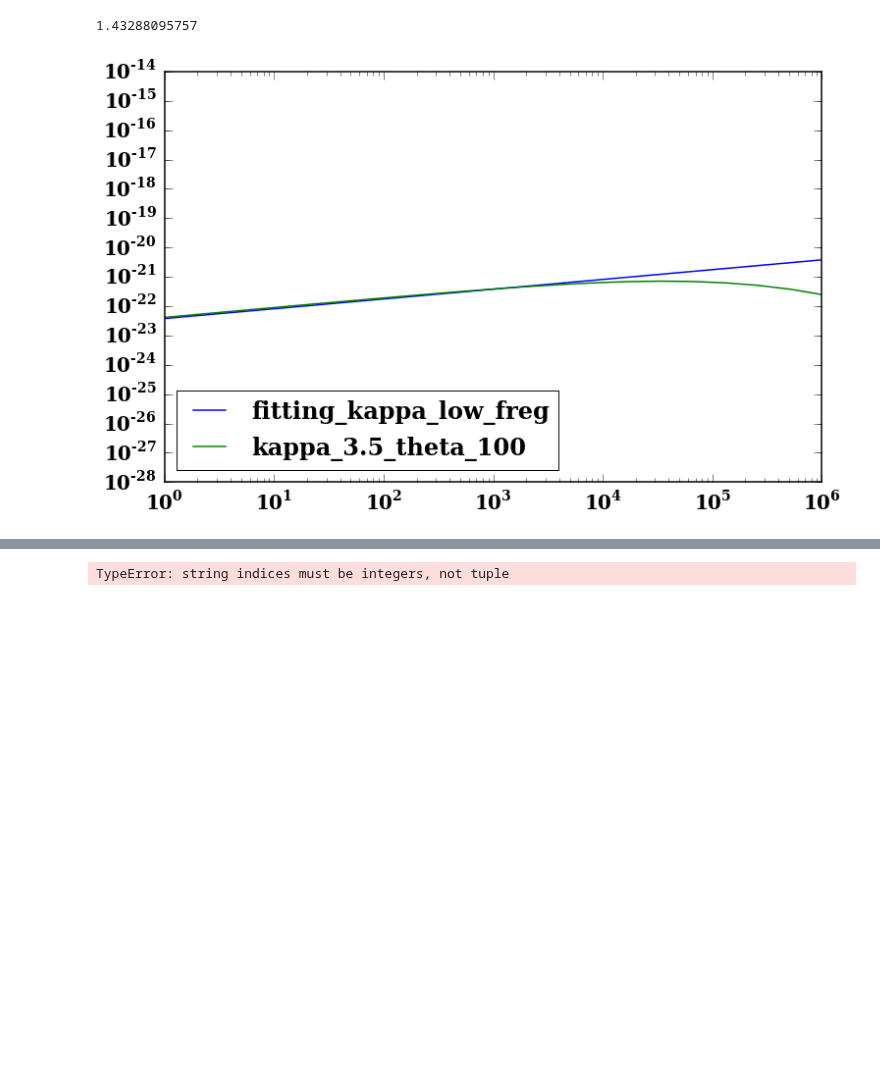
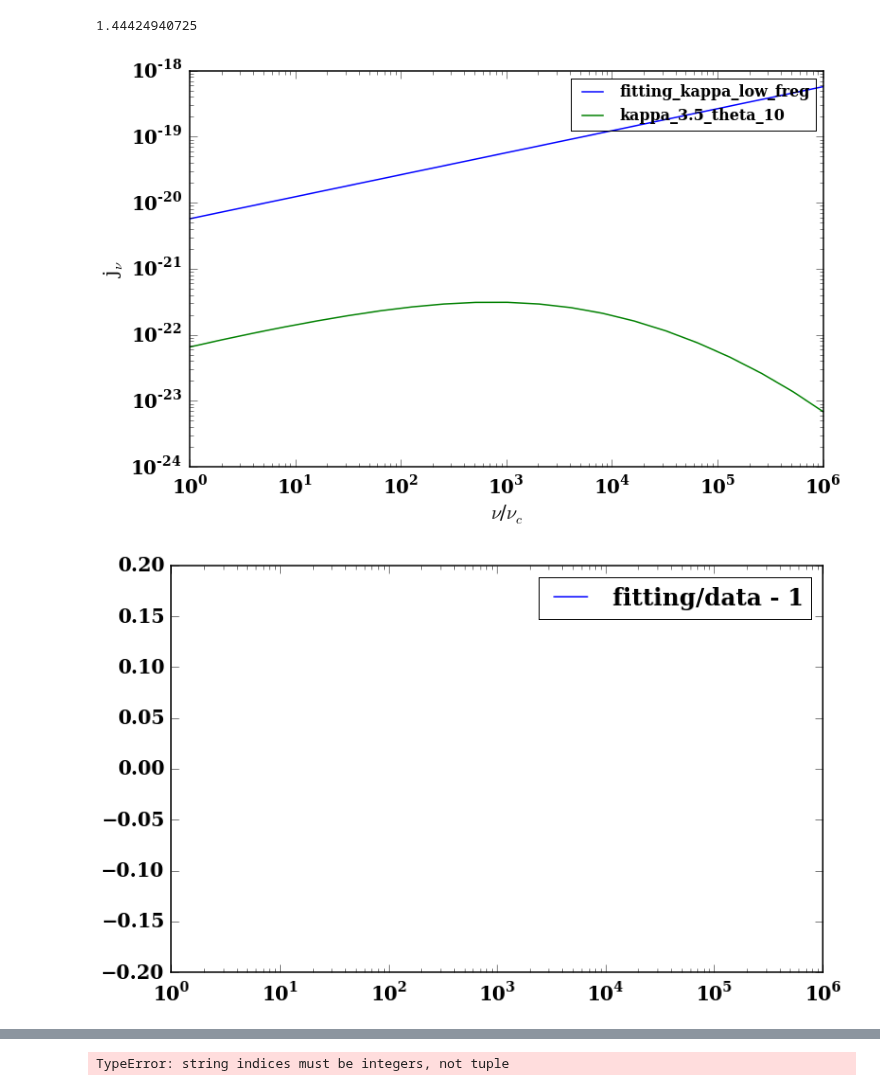
Before and after one commit to ZhaoweiZ/kappa_summer, a Jupyter notebook: finding_fitting_formula_to_kappa.ipynb, the cells around one changed output, grey strips where cells are left out. Drawn from its saved outputs; the diff is of its cells as text; code cells hidden in the pictures; blank space fills up the shorter version.

```diff
--- a/finding_fitting_formula_to_kappa.ipynb
+++ b/finding_fitting_formula_to_kappa.ipynb
@@ -40,8 +40,8 @@ pl.rcParams['ytick.direction']  = 'in'
 #constants in natural units
 #m = 1.
 #c = 1.
-theta_e = 100.
-theta_e_1 = 100.
+theta_e = 10.
+theta_e_1 = 10.
 #nu_c = 1
 #B = 10.
 #e = 1
@@ -76,7 +76,7 @@ gamma_50_max = 1000.
 C = 1.
 n_dn = (nu / nu_c) * abs(np.sin(theta))
 Index_cutoff = 0.001
-kappa = 3.5
+kappa = 10.
 gamma_cutoff = 1000.
 # %%
 def thermal_dist(gamma):
@@ -203,45 +203,91 @@ def mix_haha(x):
 #print np.pi/2
 #print np.pi**13
 # %% [output]
-1.43288095757
+1.44424940725
 # %%
 data_kappa_3_5_C_theta_10 = np.loadtxt('/Users/zhaoweizhang/Documents/synchrotron_calculator_new/emi_kappa_3_5_C_theta_10.txt')
 data_kappa_3_5_C_theta_100 = np.loadtxt('/Users/zhaoweizhang/Documents/synchrotron_calculator_new/emi_kappa_3_5_C_theta_100.txt')
 data_kappa_150_C_theta_10 = np.loadtxt('/Users/zhaoweizhang/Documents/synchrotron_calculator_new/emi_kappa_150_C_theta_10.txt')
 data_kappa_150_C_theta_100 = np.loadtxt('/Users/zhaoweizhang/Documents/synchrotron_calculator_new/emi_kappa_150_C_theta_100.txt')
 
-data_thermal = np.loadtxt('/Users/zhaoweizhang/Documents/synchrotron_calculator_new/emi_thermal_C.txt')
+data_thermal_C = np.loadtxt('/Users/zhaoweizhang/Documents/synchrotron_calculator_new/emi_thermal_C.txt')
 data_power_2_5_theta_100 = np.loadtxt('/Users/zhaoweizhang/Documents/synchrotron_calculator_new/emi_power_2_5_C_theta_100.txt')
 
+data_thermal_python = np.loadtxt('/Users/zhaoweizhang/Documents/synchrotron_calculator_new/thermal_data_varing_nu.txt')
 
-
-
+data_kappa_low_freg_finding_delta = np.loadtxt('/Users/zhaoweizhang/Documents/synchrotron_calculator_new/kappa_low_freg_finding_delta_vs_kappa.txt')
 
 
 #data_kappa_150 = np.loadtxt('/Users/zhaoweizhang/Documents/synchrotron_calculator_new/emi_kappa_150_cut1000_C.txt')
 
 
 #pl.loglog(data_kappa_150[:,0], data_kappa_150[:, 1], label = 'kappa_150_data')
 #pl.loglog(data_kappa_3_5[:,0], data_kappa_3_5[:, 1], label = 'kappa_3.5_data')
-#pl.loglog(data_thermal[:,0], data_thermal[:, 1], label = 'thermal_data')
+#pl.loglog(data_thermal_C[:,0], data_thermal_C[:, 1], label = 'thermal_data_C')
 #pl.loglog(data_power_2_5_theta_100[:,0], data_power_2_5_theta_100[:, 1], label = 'power_data')
 
 x = np.arange(0, 1e6, 1)
 #pl.loglog(x, M_J(x * nu_c), label = 'M_J_55')
-pl.loglog(x, kappa_low_freq(x * nu_c), label = 'fitting_kappa_low_freg')
+
 #pl.loglog(x, power_law(x * nu_c), label = 'power_law_58')
-#pl.loglog(x, kappa_middle_freg(x * nu_c), label = 'fitting_kappa_mid_freg')
-pl.loglog(data_kappa_3_5_C_theta_100[:,0], data_kappa_3_5_C_theta_100[:, 1] * np.pi * 2/ 3, label = 'kappa_3.5_theta_100')
+
+#pl.loglog(x, kappa_high_freq(x * nu_c), label = 'fitting_kappa_high_freg')
+#l.loglog(data_kappa_3_5_C_theta_100[:,0], data_kappa_3_5_C_theta_100[:, 1], label = 'kappa_3.5_theta_100')
+
 #pl.loglog(data_kappa_150_C_theta_100[:,0], data_kappa_150_C_theta_100[:, 1], label = 'kappa_150_theta_100')
+#pl.loglog(data_kappa_150_C_theta_10[:,0], data_kappa_150_C_theta_10[:, 1], label = 'kappa_150_theta_10')
+#pl.loglog(data_thermal_python[:,0], data_thermal_python[:, 1], label = 'data_thermal_python')
+
 
 #pl.semilogy(data_kappa_3_5_C_theta_100[:,0], abs(data_kappa_3_5_C_theta_100[:, 1] * np.pi/2 - kappa_low_freq(data_kappa_3_5_C_theta_100[:,0] * nu_c)), label = 'diff')
 
+def total_fitting(x):
+    term1 = kappa_low_freq(x)
+    term2 = kappa_middle_freg(x)
+    f_mix = 1./(1./term1 + 1./term2)
+    f_mix2= np.sqrt(1./((1./term1)**2 + (1./term2)**2))
+    f_mix3= (1./((1./term1)**(1./2.) + (1./term2)**(1./2.)))**(2.)
+    f_mix4= (1./((1./(1.4 * term1))**(2./3.) + (1./( 1.2 * term2))**(2./3.)))**(3./2.)
+    f_mix5= (1./((1./term1)**(4./5.) + (1./term2)**(4./5.)))**(5./4.)
+#    f_mix6= (1./((1./(1 * term1))**(2./3.) + (1./( term2))**(2./3.)))**(3./2.)
+    return f_mix4
+
+
+def hahah(x):
+    frefactor = C_low
+    body = x**(1./3.)
+    tail = (1. + 1./kappa)**(-kappa - 1) * np.exp(1)
+    f = frefactor * body * tail
+    return f
+
+pl.loglog(x, kappa_low_freq(x * nu_c), label = 'fitting_kappa_low_freg')
+#pl.loglog(x, kappa_low_freq(x * nu_c), label = 'fitting_kappa_low_freg')
+#pl.loglog(x, kappa_middle_freg(x * nu_c)/2, label = 'fitting_kappa_mid_freg')
+#pl.loglog(x, kappa_middle_freg(x * nu_c), label = 'fitting_kappa_mid_freg')
+pl.loglog(data_kappa_3_5_C_theta_10[:,0], data_kappa_3_5_C_theta_10[:, 1], label = 'kappa_3.5_theta_10')
+#pl.loglog(x, total_fitting(x * nu_c), label = 'fitting')
+#pl.loglog(x, hahah(x * nu_c), label = 'hahah')
+#pl.loglog(x, M_J(x * nu_c), label = 'm_j')
 
 pl.xlim([0, 1e6])
-pl.ylim([1e-28, 1e-14])
-pl.legend(loc = 'lower left')
+#pl.ylim([1e-28, 1e-14])
+pl.xlabel("$\\nu$/$\\nu_c$")
+pl.ylabel("j$_\\nu$")
+pl.legend(loc = 'upper right', prop= {'size':16})
+pl.show()
+
+def error_here_here(x):
+    ans = total_fitting(x)/data_kappa_3_5_C_theta_10[:,1] - 1
+    return ans
+
+pl.semilogx(data_kappa_3_5_C_theta_10[:,0], error_here_here(data_kappa_3_5_C_theta_10[:,0]*nu_c), label = 'fitting/data - 1')
+
+pl.xlim([0, 1e6])
+pl.ylim([-0.2,0.2])
+pl.legend()
 pl.show()
 
 #print 8. * np.pi**3
 # %% [output]
-[figure, old version]
+[figure, new version]
+[figure, added]
```
Also changed, not shown: parts of 8 cells of this notebook, 2 other files.
